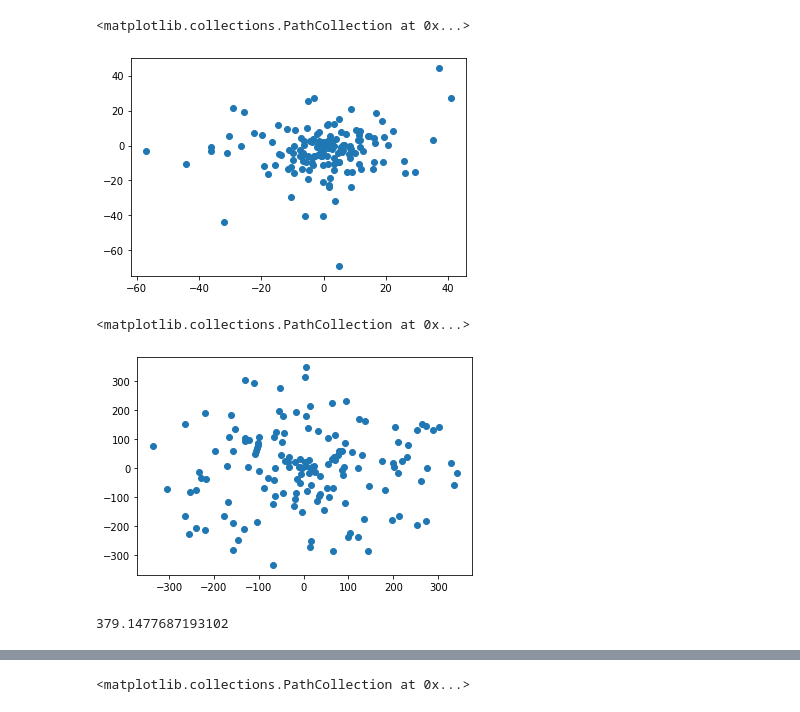
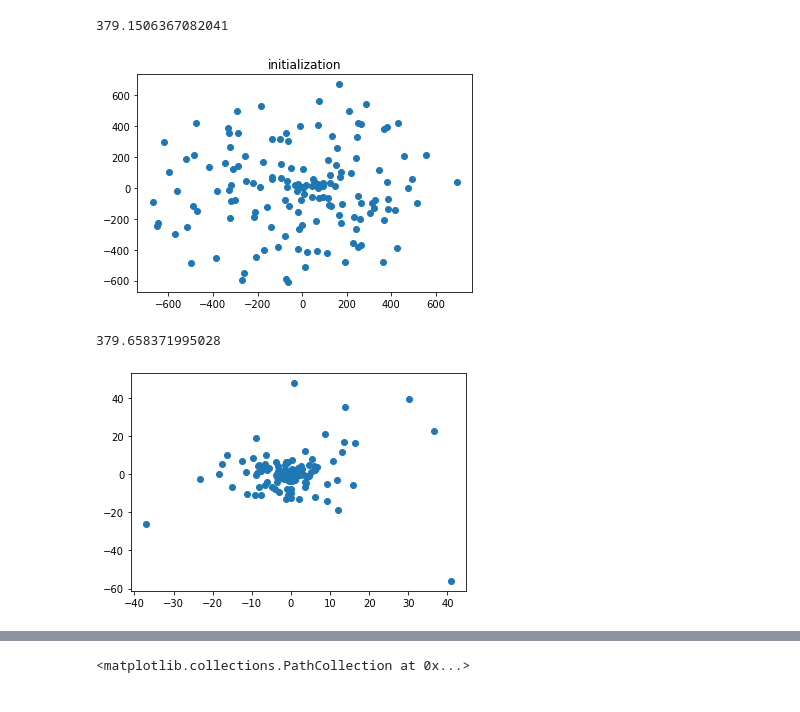
Before and after one commit to mahdialipoo/AI_project7, a Jupyter notebook: DBS.ipynb, the cells around one changed output, grey strips where cells are left out. Drawn from its saved outputs; the diff is of its cells as text; code cells hidden in the pictures.

```diff
--- a/DBS.ipynb
+++ b/DBS.ipynb
@@ -11,16 +11,6 @@ data=load_iris()
 X=data['data']
 y=data['target']
 # %%
-from sklearn.decomposition import PCA
-from sklearn.datasets import load_iris
-import numpy as np
-import random
-from scipy.spatial import distance_matrix
-from sklearn.cluster import DBSCAN
-
-data=load_iris()
-X=data['data']
-y=data['target']
 
 D=distance_matrix(X,X)
 class DataBot:
@@ -73,57 +63,47 @@ def update_positions(databots, R, c_R,D):
             if d.payoff>databot.payoff:
                 databot.position=d.position
                 databot.payoff=d.payoff
 def polar_to_cartesian(polar_pos):
     r, phi = polar_pos
     x = r * np.cos(phi)
     y = r * np.sin(phi)
     return (x, y)
 
 def pswarm(databots, D, Rmax, Rmin):
     # print(list(Rmin,int(Rmax),-1))
     # grid_size = (len(D), len(D[0]))
     for e in range(int(Rmax),Rmin,-1):
         c_R =chance(e)
         L=calculate_payoff(databots)+100
 
         while np.abs(L-calculate_payoff(databots))>0.00005*L:
             # print(L)
             L=calculate_payoff(databots)
             update_positions(databots, e, c_R, D)
     return databots
 
 
 N = 150
-Rmax = 700/2
-Rmin = 5
-# epochs = 1000
+Rmax = 700
+Rmin = 2
 
 databots = initialize_databots(N, D=D,R_max=Rmax)
-# print(calculate_payoff(databots))
+print(calculate_payoff(databots))
+projectedpoints=np.array([list(polar_to_cartesian(_.position)) for _ in databots])
+plt.title("initialization")
+plt.scatter(projectedpoints[:,0],projectedpoints[:,1])
+plt.show()
+
 final_databots = pswarm(databots, D=D, Rmax=Rmax, Rmin=Rmin)
-# print(calculate_payoff(final_databots))
+print(calculate_payoff(final_databots))
 projectedpoints=np.array([list(polar_to_cartesian(_.position)) for _ in final_databots])
 plt.scatter(projectedpoints[:,0],projectedpoints[:,1])
+plt.show()
 # %% [output]
-<matplotlib.collections.PathCollection at 0x...>
+379.1506367082041
-[figure, old version]
+[figure, new version]
+379.658371995028
+[figure, added]
-# %%
-databots = initialize_databots(N, D=D,R_max=Rmax)
-projectedpoints=np.array([list(polar_to_cartesian(_.position)) for _ in databots])
-plt.scatter(projectedpoints[:,0],projectedpoints[:,1])
-# %% [output]
-<matplotlib.collections.PathCollection at 0x...>
-[figure, removed]
-# %%
-# weight=np.array([H_weight(distance_2D_polar(self.position,r.position),5) for r in databots])
-# list(range(Rmax,Rmin))
-# s=[polar_to_cartesian(r.position) for r in final_databots]
-# s
-
-calculate_payoff(initialize_databots(N, grid_size,D=D,R_max=Rmax))
-calculate_payoff(final_databots)
-# %% [output]
-379.1477687193102
 # %%
 from sklearn.datasets import load_iris
 import numpy as np
```
Also changed, not shown: parts of 7 cells of this notebook, 5 other files.
